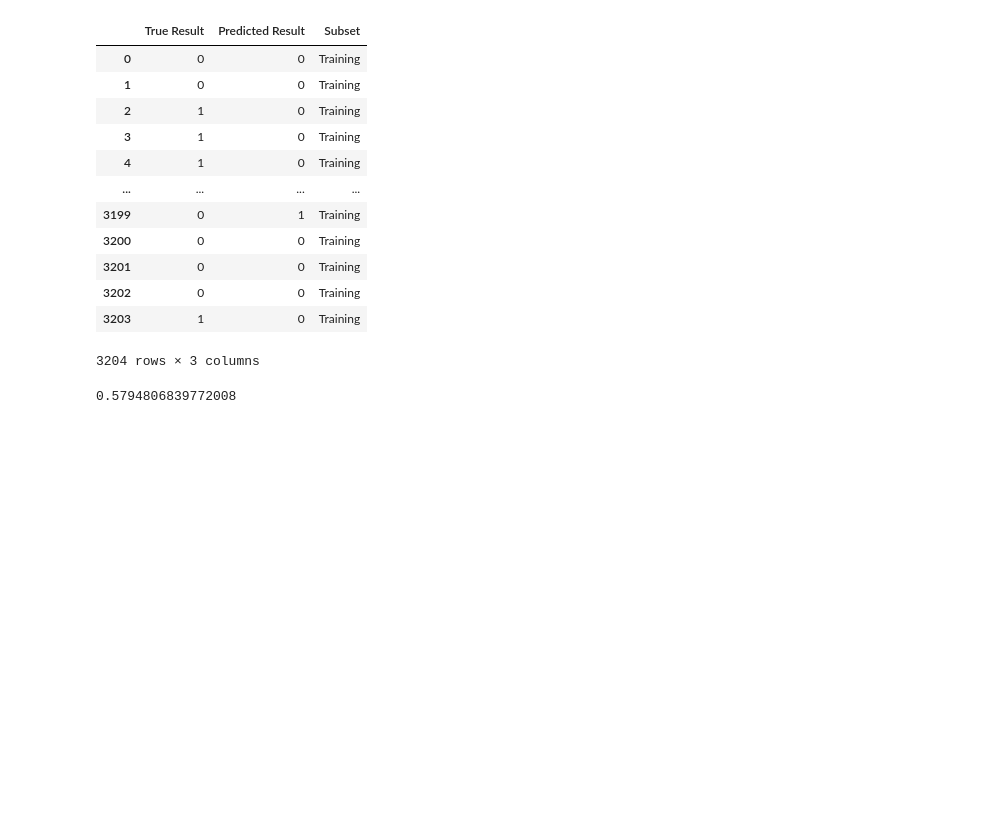
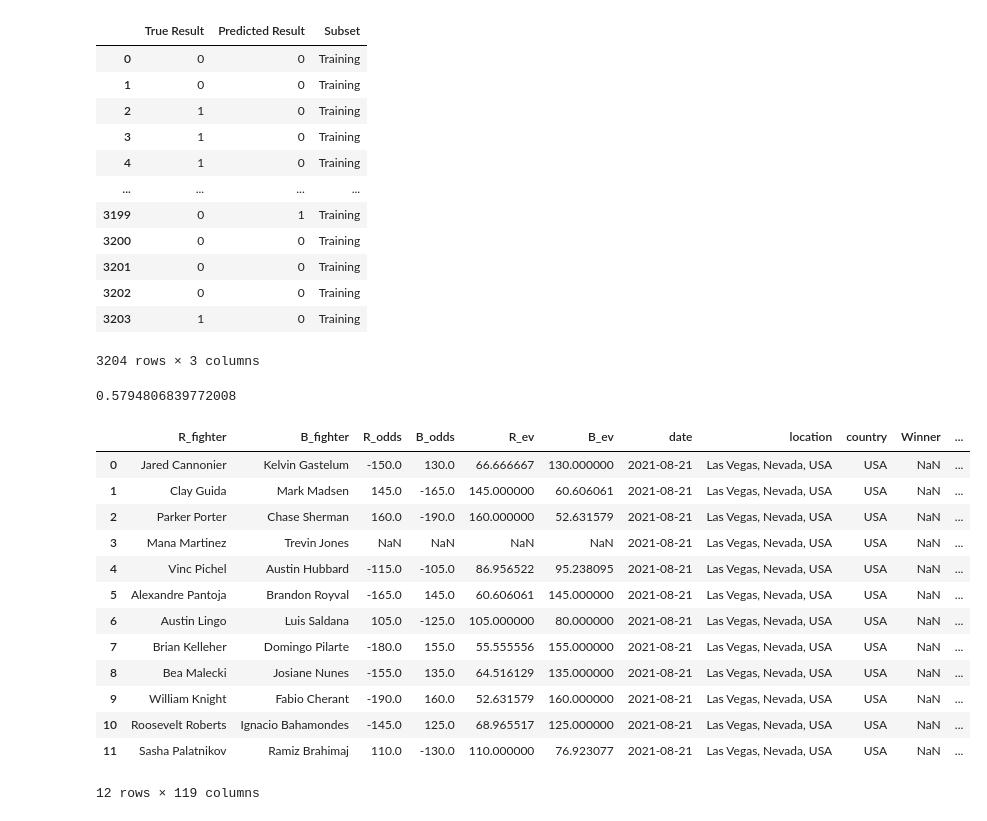
Before and after one commit to moferg/ufc, a Jupyter notebook: ufc-logit.ipynb, the cells around one changed output. Drawn from its saved outputs; the diff is of its cells as text; code cells hidden in the pictures; blank space fills up the shorter version.

```diff
--- a/ufc-logit.ipynb
+++ b/ufc-logit.ipynb
@@ -146,3 +146,24 @@ skl_train_preds
 skl_logit_model.score(X_test, y_test)
 # %% [output]
 0.5794806839772008
+# %%
+# Read in upcomign event data
+
+df_upcoming = pd.read_csv('data//upcoming-event-8.21.21.csv')
+
+df_upcoming
+# %% [output]
+|  | R_fighter | B_fighter | R_odds | B_odds | R_ev | B_ev | date | location | country | Winner | ... |
+| 0 | Jared Cannonier | Kelvin Gastelum | -150.0 | 130.0 | 66.666667 | 130.000000 | 2021-08-21 | Las Vegas, Nevada, USA | USA | NaN | ... |
+| 1 | Clay Guida | Mark Madsen | 145.0 | -165.0 | 145.000000 | 60.606061 | 2021-08-21 | Las Vegas, Nevada, USA | USA | NaN | ... |
+| 2 | Parker Porter | Chase Sherman | 160.0 | -190.0 | 160.000000 | 52.631579 | 2021-08-21 | Las Vegas, Nevada, USA | USA | NaN | ... |
+| 3 | Mana Martinez | Trevin Jones | NaN | NaN | NaN | NaN | 2021-08-21 | Las Vegas, Nevada, USA | USA | NaN | ... |
+| 4 | Vinc Pichel | Austin Hubbard | -115.0 | -105.0 | 86.956522 | 95.238095 | 2021-08-21 | Las Vegas, Nevada, USA | USA | NaN | ... |
+| 5 | Alexandre Pantoja | Brandon Royval | -165.0 | 145.0 | 60.606061 | 145.000000 | 2021-08-21 | Las Vegas, Nevada, USA | USA | NaN | ... |
+| 6 | Austin Lingo | Luis Saldana | 105.0 | -125.0 | 105.000000 | 80.000000 | 2021-08-21 | Las Vegas, Nevada, USA | USA | NaN | ... |
+| 7 | Brian Kelleher | Domingo Pilarte | -180.0 | 155.0 | 55.555556 | 155.000000 | 2021-08-21 | Las Vegas, Nevada, USA | USA | NaN | ... |
+| 8 | Bea Malecki | Josiane Nunes | -155.0 | 135.0 | 64.516129 | 135.000000 | 2021-08-21 | Las Vegas, Nevada, USA | USA | NaN | ... |
+| 9 | William Knight | Fabio Cherant | -190.0 | 160.0 | 52.631579 | 160.000000 | 2021-08-21 | Las Vegas, Nevada, USA | USA | NaN | ... |
+| 10 | Roosevelt Roberts | Ignacio Bahamondes | -145.0 | 125.0 | 68.965517 | 125.000000 | 2021-08-21 | Las Vegas, Nevada, USA | USA | NaN | ... |
+| 11 | Sasha Palatnikov | Ramiz Brahimaj | 110.0 | -130.0 | 110.000000 | 76.923077 | 2021-08-21 | Las Vegas, Nevada, USA | USA | NaN | ... |
+12 rows × 119 columns
```
Also changed, not shown: parts of 2 cells of this notebook.
